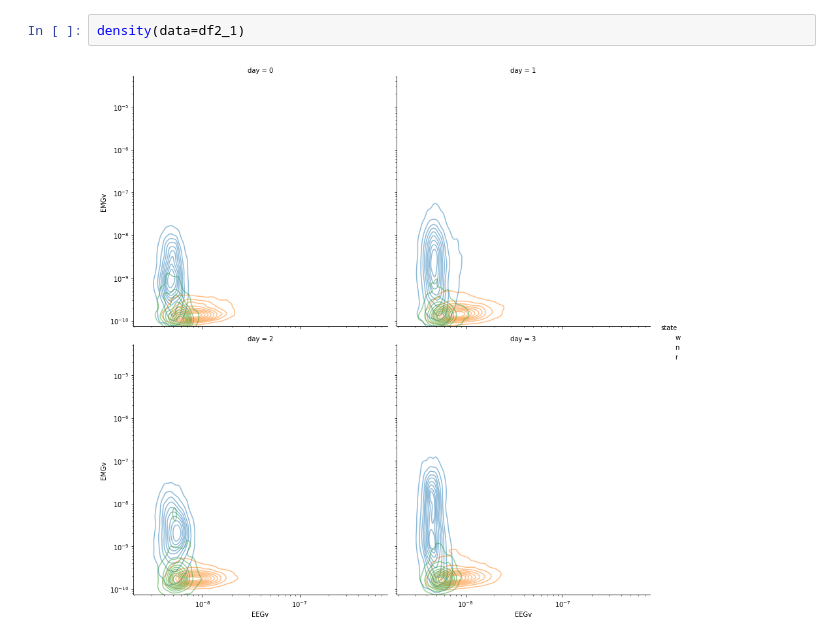
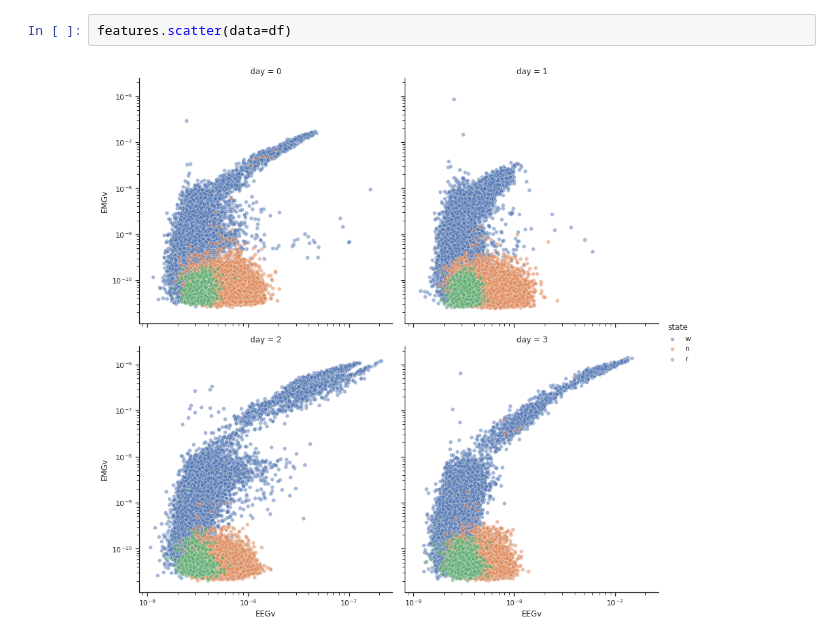
Before and after one commit to epfl-ML/project2-code, a Jupyter notebook: data_analysis.ipynb, the cells around one changed output. Saved outputs shown, nothing was run; the diff lists cells and outputs as text.

```diff
--- a/data_analysis.ipynb
+++ b/data_analysis.ipynb
@@ -110,4 +24,4 @@ density(data=df1_1)
-# %%
-density(data=df2_1)
-# %% [output]
-[figure, removed]
+# %%
+features.scatter(data=df)
+# %% [output]
+[figure, added]
```
Also changed, not shown: parts of 14 cells of this notebook, 5 other files.
